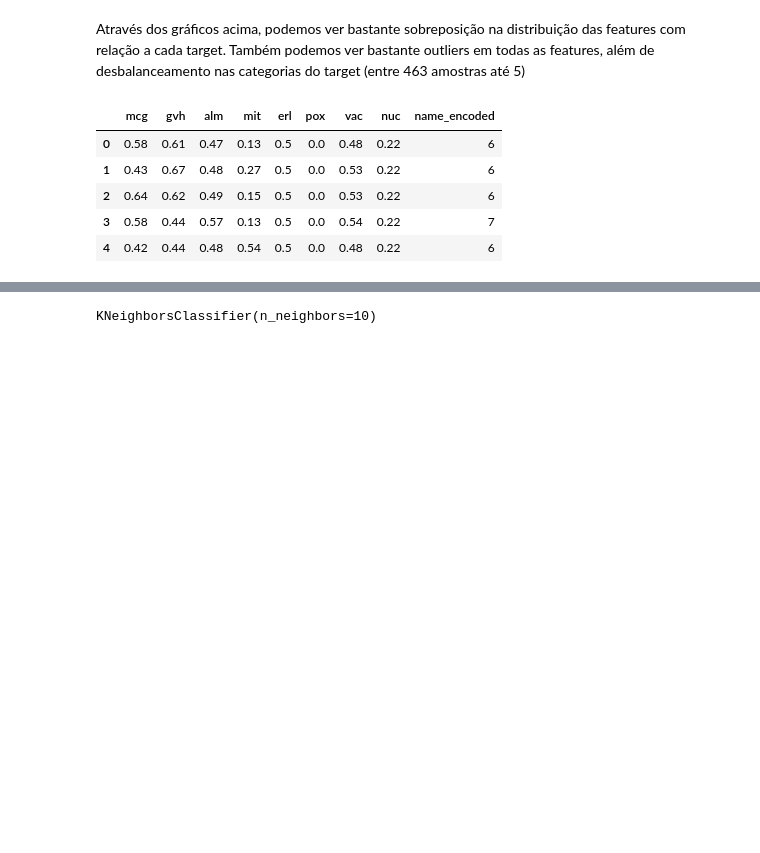
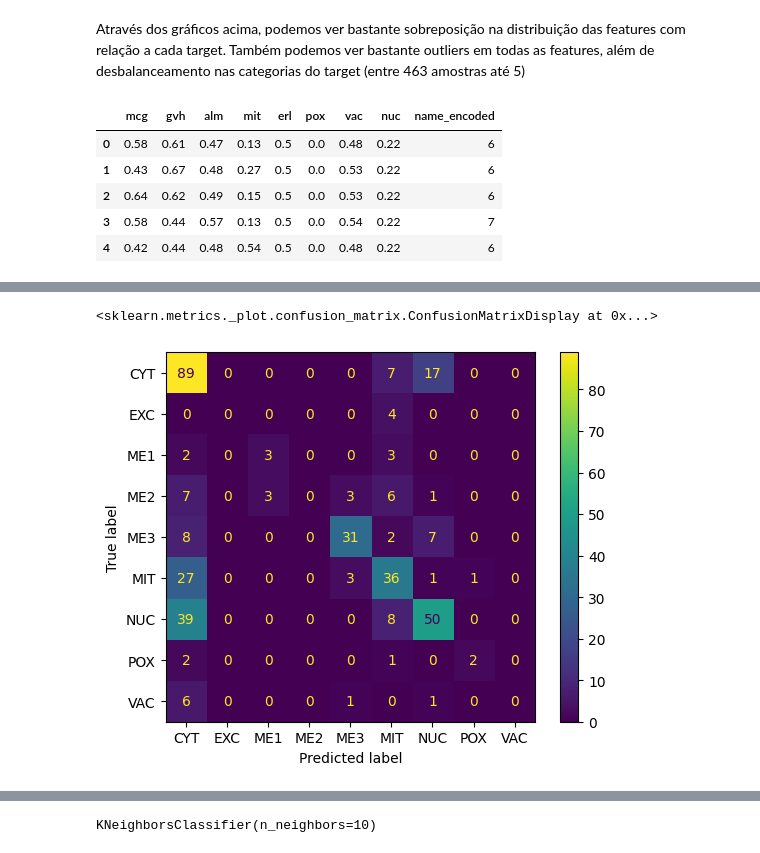
Before and after one commit to MayaraDM/ADA_Machine-Learning-I, a Jupyter notebook: aula2_yeast.ipynb, the cells around one changed output, grey strips where cells are left out. Drawn from its saved outputs; the diff is of its cells as text; code cells hidden in the pictures; blank space fills up the shorter version.

```diff
--- a/aula2_yeast.ipynb
+++ b/aula2_yeast.ipynb
@@ -129,0 +144,7 @@ yeast_le.head()
+# %%
+# Predição e matriz de confusão para o modelo gerado
+y_pred = log_reg.predict(X_test)
+ConfusionMatrixDisplay.from_predictions(y_test, y_pred)
+# %% [output]
+<sklearn.metrics._plot.confusion_matrix.ConfusionMatrixDisplay at 0x...>
+[figure, added]
```
Also changed, not shown: parts of 6 cells of this notebook.
